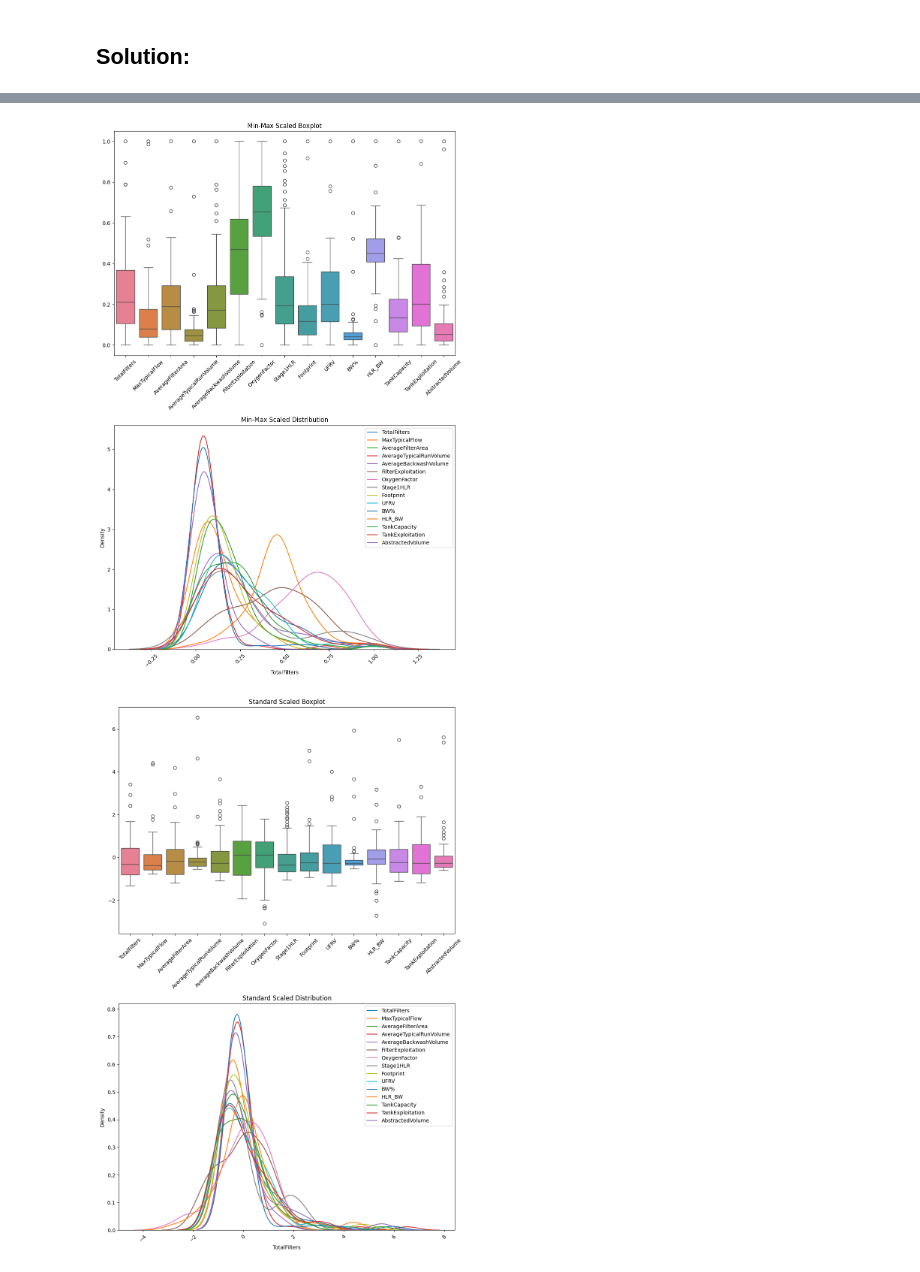
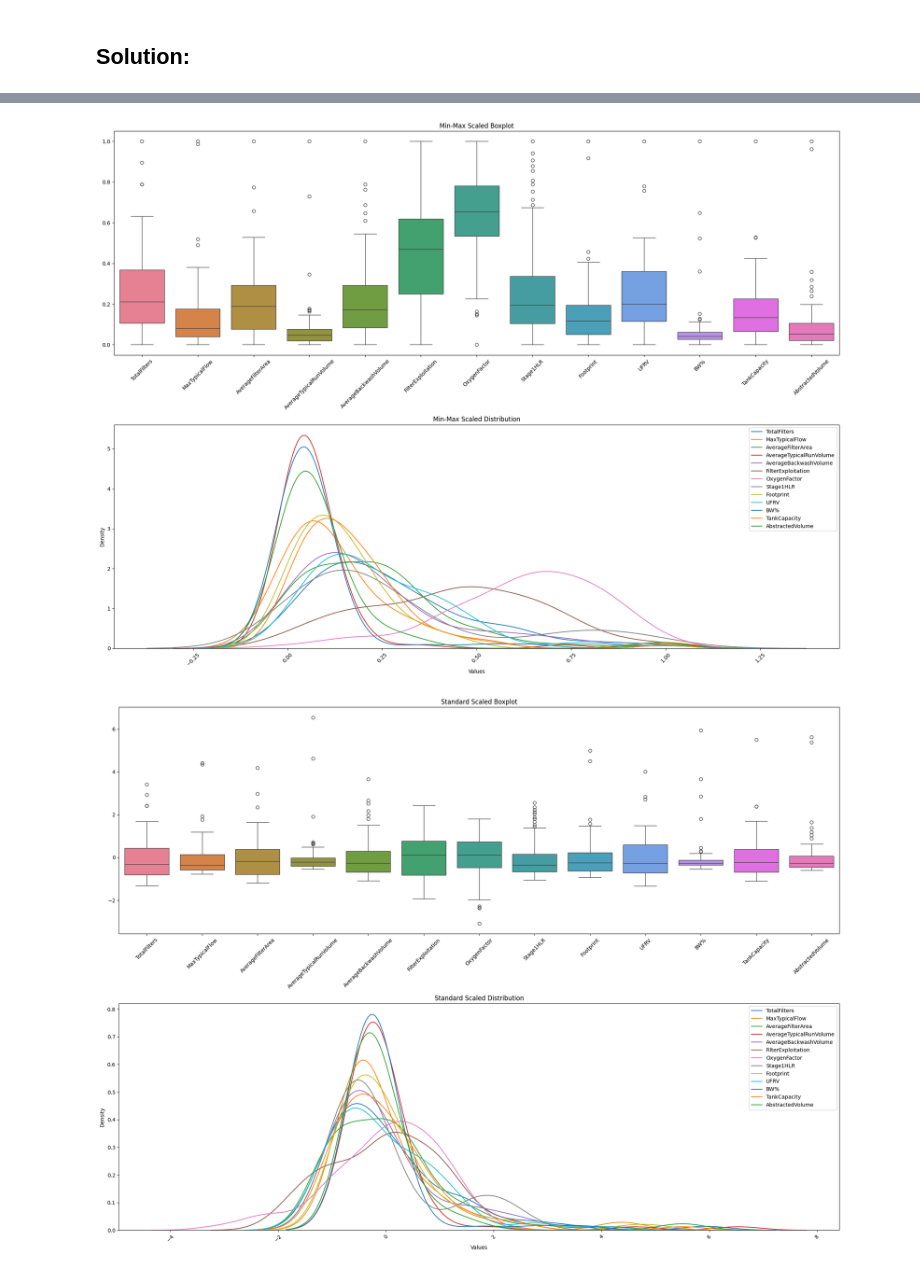
Before and after one commit to MAL-flowdemort/assignment_3, a Jupyter notebook: Preprocessing - Water treatment plants.ipynb, the cells around one changed output, grey strips where cells are left out. Cells and saved outputs as stored; diff of their text form; code cells hidden in the pictures.

```diff
--- a/Preprocessing - Water treatment plants.ipynb
+++ b/Preprocessing - Water treatment plants.ipynb
@@ -72,9 +57,16 @@ A heatmap visualising missing values is shown as well and can be used to find co
 # %%
+import matplotlib.pyplot as plt
+import seaborn as sns
+
+
 #remove irrelevant columns: WaterworksName
 removedNamesDf = df.drop(columns=['WaterworksName'])
 
 # Calculate the percentage of missing values per feature
 missing_percentages_per_feature = removedNamesDf.isnull().mean().round(4) * 100
+
+#Order missing percentages by descending order
+missing_percentages_per_feature = missing_percentages_per_feature.sort_values(ascending=False)
 
 display(missing_percentages_per_feature)
 
@@ -90,8 +82,8 @@ plt.tight_layout()
 plt.show()
 
 # Drop columns with more than 30% missing values
-relevantColumnsDf = removedNamesDf.drop(columns=missing_percentages_per_feature[missing_percentages_per_feature > 40].index)
-display(relevantColumnsDf)
+relevantColumnsDf = removedNamesDf.drop(columns=missing_percentages_per_feature[missing_percentages_per_feature > 30].index)
+# display(relevantColumnsDf)
 
 # Show heatmap of missing values
 plt.figure(figsize=(15, 8))
@@ -136,32 +121,26 @@ Next, we scale the data. The two boxplots below show the data being scaled using
 # %%
-import matplotlib.pyplot as plt
-import pandas as pd
-from sklearn.preprocessing import MinMaxScaler, StandardScaler
+from sklearn.preprocessing import MinMaxScaler, StandardScaler, RobustScaler
 import seaborn as sns
 from tabulate import tabulate
 
 
 numeric_columns = relevantColumnsDf.select_dtypes(include=['number'])
-scaler = MinMaxScaler()
-s_scaler = StandardScaler()
+min_max_scaler = MinMaxScaler()
+standard_scaler = StandardScaler()
+robust_scaler = RobustScaler()
 
 # Transform data
-min_max = scaler.fit_transform(numeric_columns)
-standard = s_scaler.fit_transform(numeric_columns)
+min_max = min_max_scaler.fit_transform(numeric_columns)
+standard = standard_scaler.fit_transform(numeric_columns)
+robust = robust_scaler.fit_transform(numeric_columns)
 
 min_max_df = pd.DataFrame(min_max, columns=numeric_columns.columns)
 standard_df = pd.DataFrame(standard, columns=numeric_columns.columns)
+robust_df = pd.DataFrame(robust, columns=numeric_columns.columns)
 
 # Plotting boxplots
 # Calculate skewness for each feature in the DataFrame
 skewness = numeric_columns.apply(lambda x: x.skew())
-
-# Order the features based on their skewness values
-ordered_features = skewness.sort_values(ascending=False)
-
-# Print the features in descending order of skewness
-print("Features ordered by skewness:")
-print(ordered_features)
 
 # Categorize skewness
 # Skewness values between -0.5 and 0.5 are considered approximately symmetric
@@ -181,13 +160,16 @@ for feature, skew in skewness.items():
 # Convert categorized skewness to list of tuples for tabulate
 skewness_table = [(feature, category, skew) for feature, (category, skew) in categorized_skewness.items()]
 
+# Order the features based on their skewness values
+ordered_skewness_table = sorted(skewness_table, key=lambda x: abs(x[2]), reverse=True)
+
 # Print as table
-print(tabulate(skewness_table, headers=["Name", "Skewness", "Skewness value"], tablefmt="grid"))
+print(tabulate(ordered_skewness_table, headers=["Name", "Skewness", "Skewness value"], tablefmt="grid"))
 
 # Plotting boxplots and distribution plots
 
 # Min-Max Scaled Data
-plt.figure(figsize=(10, 15))
+plt.figure(figsize=(20, 15))
 plt.subplot(2, 1, 1)
 sns.boxplot(data=min_max_df)
 plt.title('Min-Max Scaled Boxplot')
@@ -197,15 +179,15 @@ plt.subplot(2, 1, 2)
 for column in min_max_df.columns:
     sns.kdeplot(min_max_df[column], label=column)
 plt.title('Min-Max Scaled Distribution')
+plt.xlabel('Values')
+plt.ylabel('Density')
 plt.legend()
 plt.xticks(rotation=45)
-
 plt.tight_layout()
 plt.show()
 
 # Standard Scaled Data
-plt.figure(figsize=(10, 15))
-
+plt.figure(figsize=(20, 15))
 plt.subplot(2, 1, 1)
 sns.boxplot(data=standard_df)
 plt.title('Standard Scaled Boxplot')
@@ -215,9 +197,28 @@ plt.subplot(2, 1, 2)
 for column in standard_df.columns:
     sns.kdeplot(standard_df[column], label=column)
 plt.title('Standard Scaled Distribution')
+plt.xlabel('Values')
+plt.ylabel('Density')
 plt.legend()
 plt.xticks(rotation=45)
-
 plt.tight_layout()
 plt.show()
+
+# Robust Scaled Data
+plt.figure(figsize=(20, 15))
+plt.subplot(2, 1, 1)
+sns.boxplot(data=robust_df)
+plt.title('Robust Scaled Boxplot')
+plt.xticks(rotation=45)
+
+plt.subplot(2, 1, 2)
+for column in robust_df.columns:
+    sns.kdeplot(robust_df[column], label=column)
+plt.title('Robust Scaled Distribution')
+plt.xlabel('Values')
+plt.ylabel('Density')
+plt.legend()
+plt.xticks(rotation=45)
+plt.tight_layout()
+plt.show()
 # %% [output]
@@ -241,2 +242,2 @@ Stage1HLR                  1.288295
-[figure, old version]
+[figure, new version]
-[figure, old version]
+[figure, new version]
```
Also changed, not shown: parts of 21 cells of this notebook.
